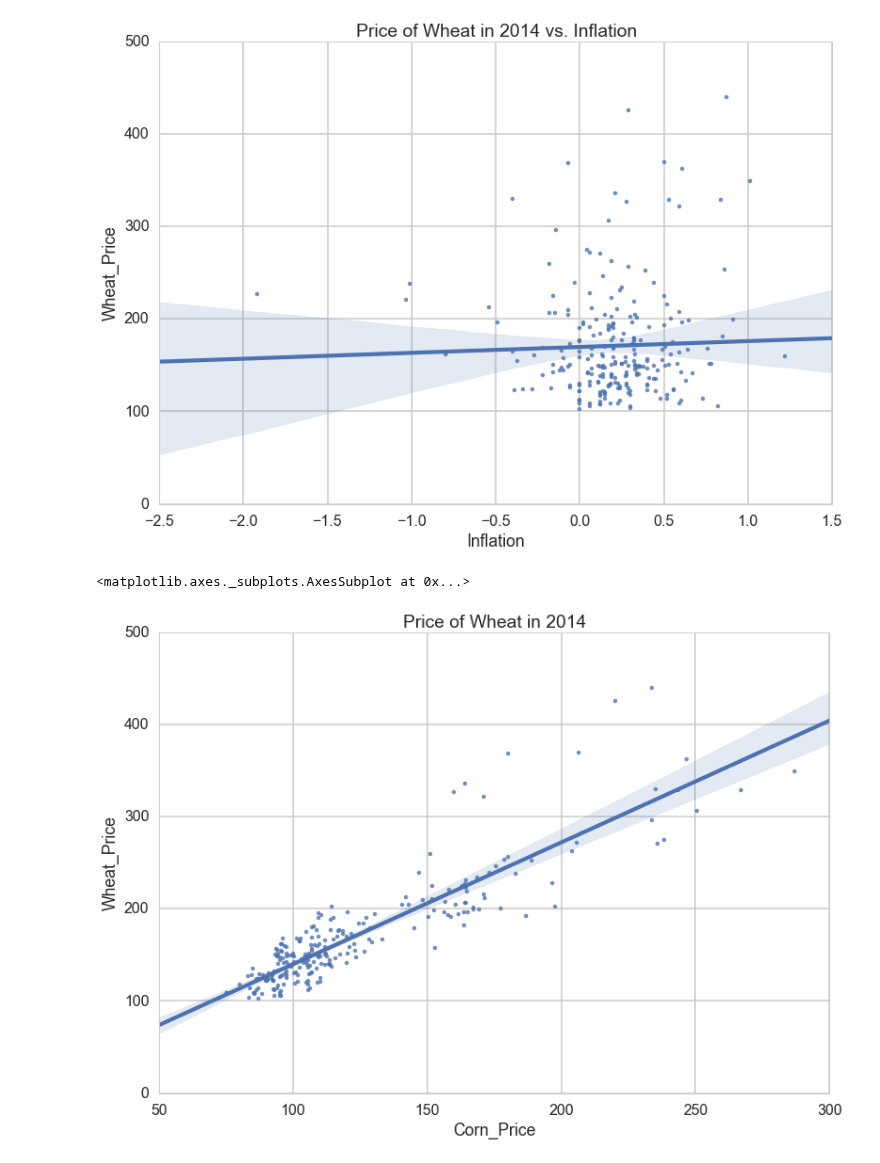
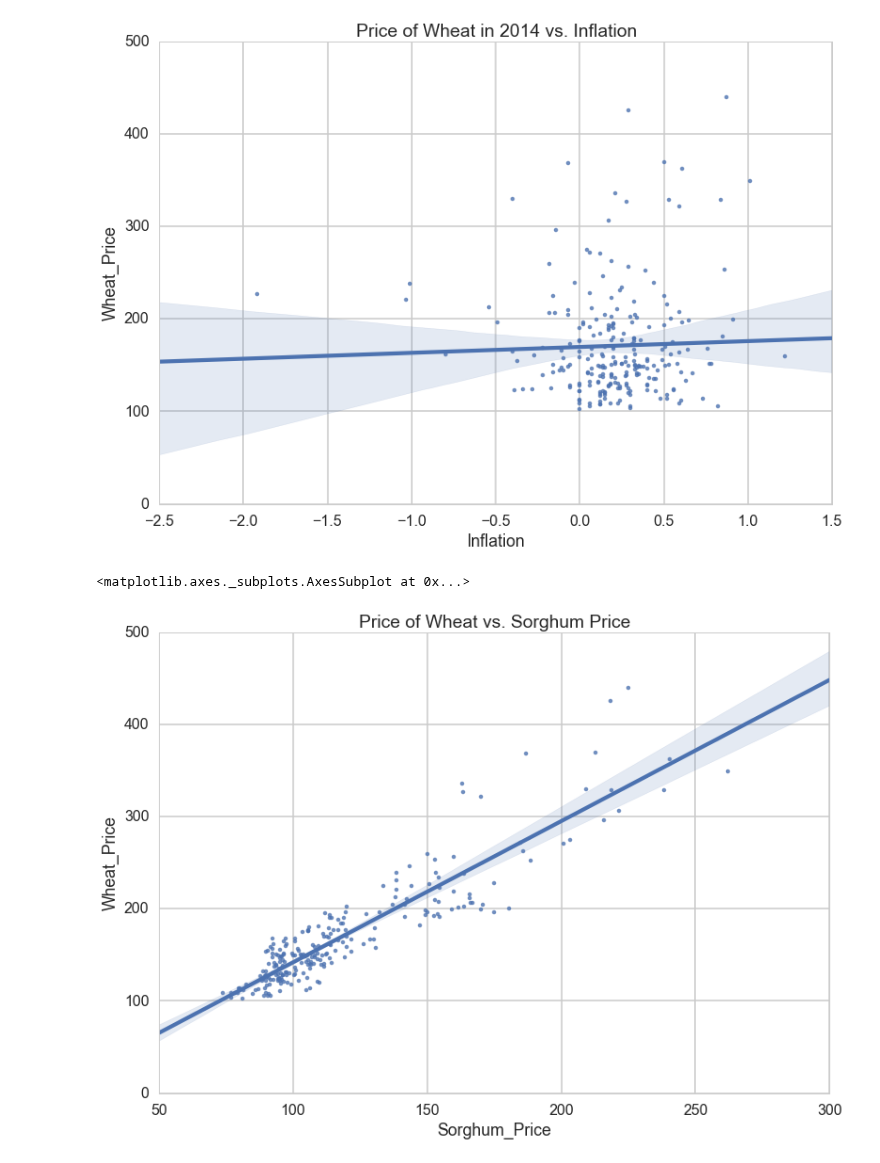
Before and after one commit to dwang953/109-Project, a Jupyter notebook: working_notebooks/NaiveLinearRegression.ipynb, the cells around one changed output. Saved outputs shown, nothing was run; the diff lists cells and outputs as text; code cells hidden in the pictures.

```diff
--- a/working_notebooks/NaiveLinearRegression.ipynb
+++ b/working_notebooks/NaiveLinearRegression.ipynb
@@ -161,12 +151,11 @@ sns.regplot(y="Wheat_Price", x="Inflation", data=big_df, fit_reg = True)
 <matplotlib.axes._subplots.AxesSubplot at 0x...>
 [figure]
 # %%
-big_df=pd.read_csv("../cleaned_data/dftouse.csv")
-sorghumdf=pd.read_csv("../cleaned_data/sorghumprice_df.csv")
+big_df=pd.read_csv("../cleaned_data/sorgmod_dftouse.csv")
 plt.xlabel('Month')
 plt.ylabel('Price')
-plt.title('Price of Wheat in 2014')
-sns.regplot(y="Wheat_Price", x="Corn_Price", data=big_df, fit_reg = True)
+plt.title('Price of Wheat vs. Sorghum Price')
+sns.regplot(y="Wheat_Price", x="Sorghum_Price", data=big_df, fit_reg = True)
 # %% [output]
 <matplotlib.axes._subplots.AxesSubplot at 0x...>
-[figure, old version]
+[figure, new version]
```
Also changed, not shown: parts of 6 cells of this notebook, 1 other file.
